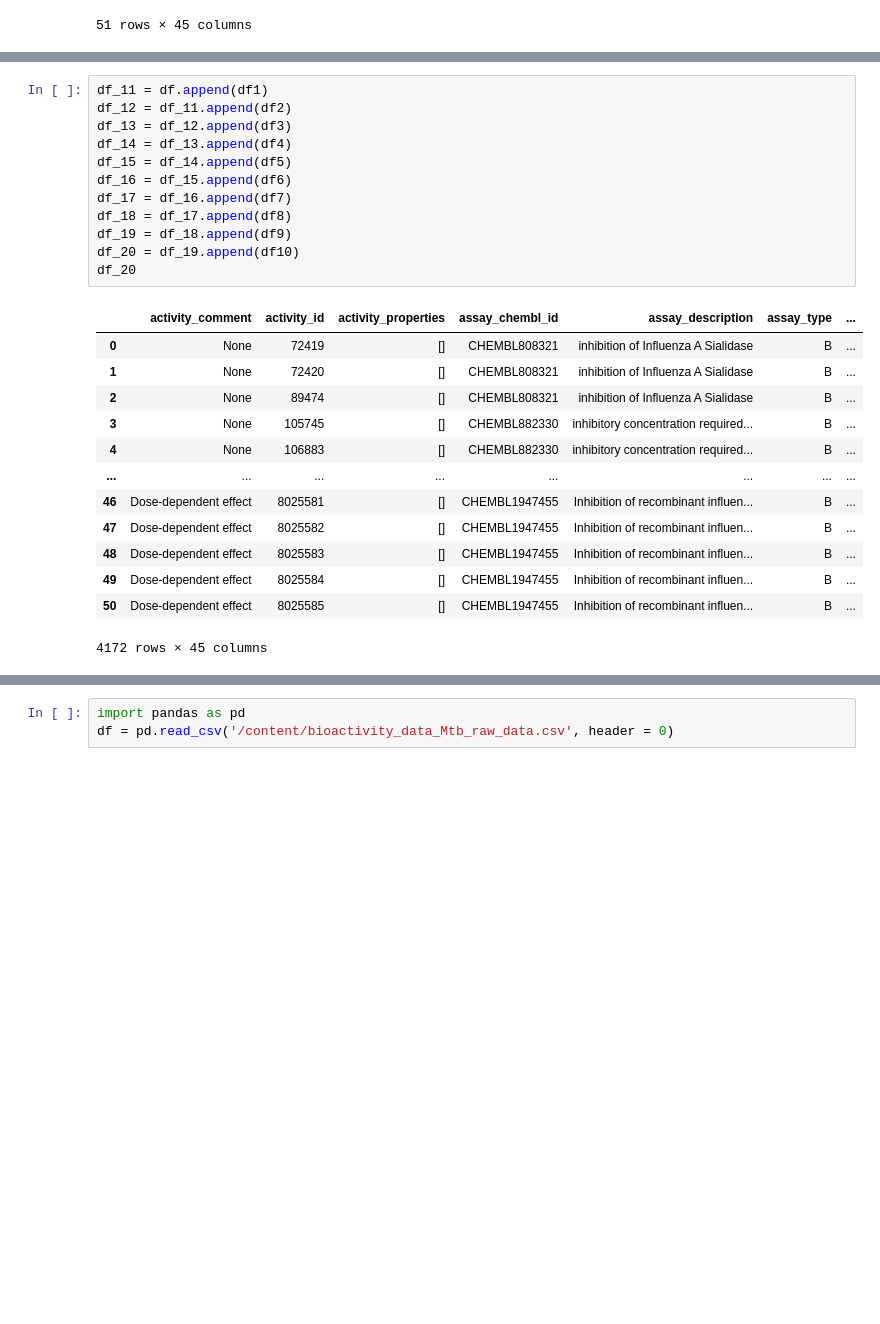
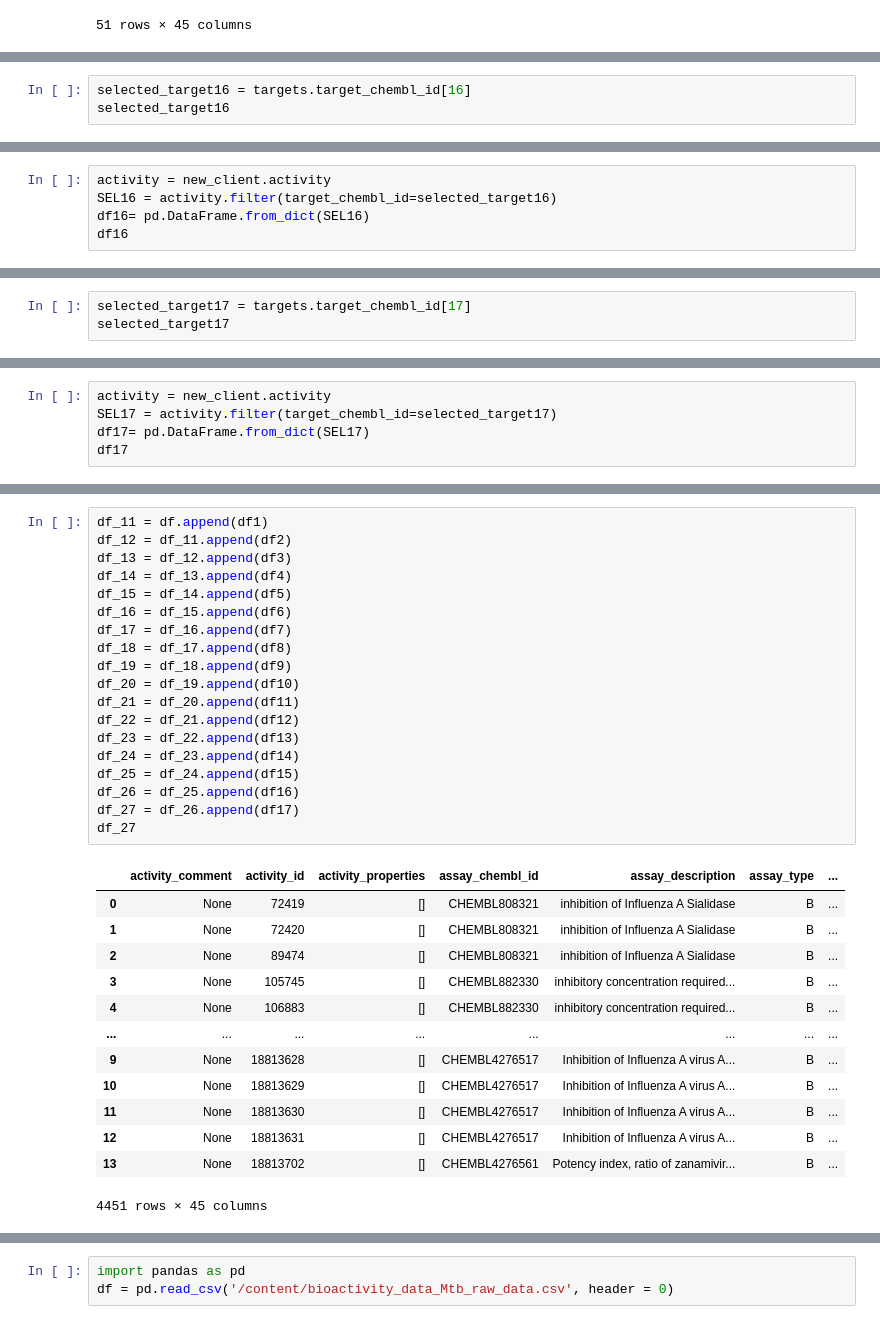
Before and after one commit to Jahan08/hERG-web-app, a Jupyter notebook: NA_INA_data_manipulation.ipynb, the cells around one changed output, grey strips where cells are left out. Drawn from its saved outputs; the diff is of its cells as text; blank space fills up the shorter version.

```diff
--- a/NA_INA_data_manipulation.ipynb
+++ b/NA_INA_data_manipulation.ipynb
@@ -319,0 +451,3 @@ df10
+# %%
+selected_target16 = targets.target_chembl_id[16]
+selected_target16
@@ -319,0 +456,5 @@ df10
+# %%
+activity = new_client.activity
+SEL16 = activity.filter(target_chembl_id=selected_target16)
+df16= pd.DataFrame.from_dict(SEL16)
+df16
@@ -319,0 +475,3 @@ df10
+# %%
+selected_target17 = targets.target_chembl_id[17]
+selected_target17
@@ -319,0 +480,5 @@ df10
+# %%
+activity = new_client.activity
+SEL17 = activity.filter(target_chembl_id=selected_target17)
+df17= pd.DataFrame.from_dict(SEL17)
+df17
@@ -320,27 +502,34 @@ df10
 # %%
 df_11 = df.append(df1)
 df_12 = df_11.append(df2)
 df_13 = df_12.append(df3)
 df_14 = df_13.append(df4)
 df_15 = df_14.append(df5)
 df_16 = df_15.append(df6)
 df_17 = df_16.append(df7)
 df_18 = df_17.append(df8)
 df_19 = df_18.append(df9)
 df_20 = df_19.append(df10)
-df_20
+df_21 = df_20.append(df11)
+df_22 = df_21.append(df12)
+df_23 = df_22.append(df13)
+df_24 = df_23.append(df14)
+df_25 = df_24.append(df15)
+df_26 = df_25.append(df16)
+df_27 = df_26.append(df17)
+df_27
 # %% [output]
 |  | activity_comment | activity_id | activity_properties | assay_chembl_id | assay_description | assay_type | ... |
 | 0 | None | 72419 | [] | CHEMBL808321 | inhibition of Influenza A Sialidase | B | ... |
 | 1 | None | 72420 | [] | CHEMBL808321 | inhibition of Influenza A Sialidase | B | ... |
 | 2 | None | 89474 | [] | CHEMBL808321 | inhibition of Influenza A Sialidase | B | ... |
 | 3 | None | 105745 | [] | CHEMBL882330 | inhibitory concentration required... | B | ... |
 | 4 | None | 106883 | [] | CHEMBL882330 | inhibitory concentration required... | B | ... |
 | ... | ... | ... | ... | ... | ... | ... | ... |
-| 46 | Dose-dependent effect | 8025581 | [] | CHEMBL1947455 | Inhibition of recombinant influen... | B | ... |
-| 47 | Dose-dependent effect | 8025582 | [] | CHEMBL1947455 | Inhibition of recombinant influen... | B | ... |
-| 48 | Dose-dependent effect | 8025583 | [] | CHEMBL1947455 | Inhibition of recombinant influen... | B | ... |
-| 49 | Dose-dependent effect | 8025584 | [] | CHEMBL1947455 | Inhibition of recombinant influen... | B | ... |
-| 50 | Dose-dependent effect | 8025585 | [] | CHEMBL1947455 | Inhibition of recombinant influen... | B | ... |
+| 9 | None | 18813628 | [] | CHEMBL4276517 | Inhibition of Influenza A virus A... | B | ... |
+| 10 | None | 18813629 | [] | CHEMBL4276517 | Inhibition of Influenza A virus A... | B | ... |
+| 11 | None | 18813630 | [] | CHEMBL4276517 | Inhibition of Influenza A virus A... | B | ... |
+| 12 | None | 18813631 | [] | CHEMBL4276517 | Inhibition of Influenza A virus A... | B | ... |
+| 13 | None | 18813702 | [] | CHEMBL4276561 | Potency index, ratio of zanamivir... | B | ... |
-4172 rows × 45 columns
+4451 rows × 45 columns
 # %%
```
Also changed, not shown: parts of 15 cells of this notebook.
